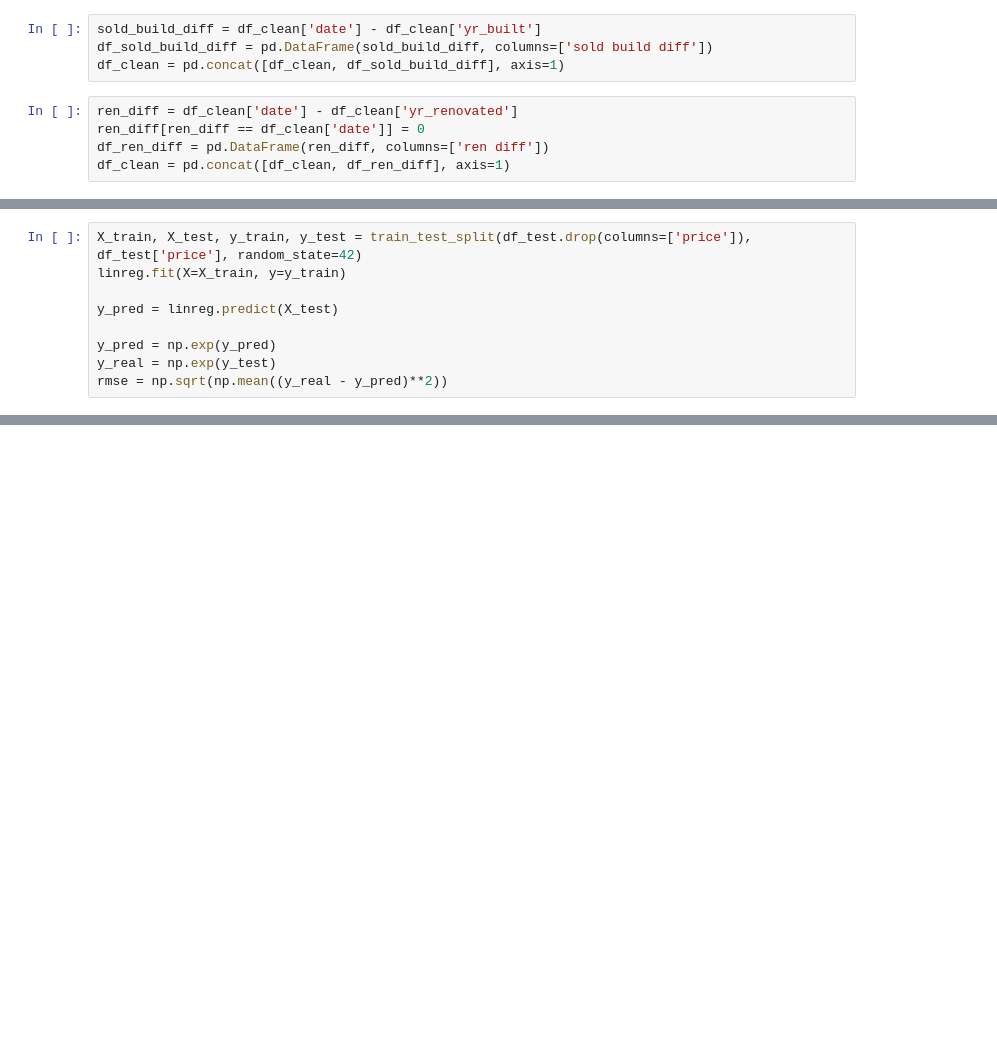
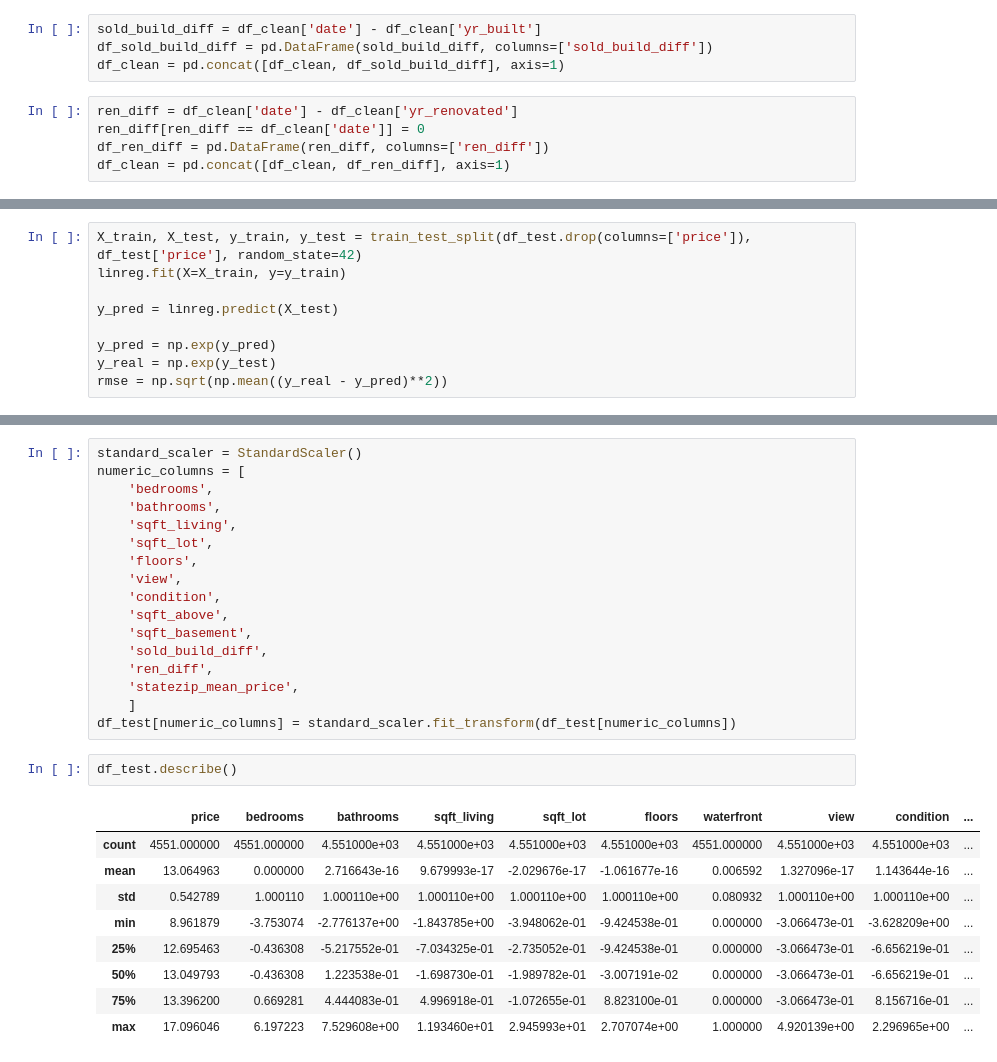
Before and after one commit to dmazilkin/Kaggle_House_price_prediction, a Jupyter notebook: main.ipynb, the cells around one changed output, grey strips where cells are left out. Drawn from its saved outputs; the diff is of its cells as text; blank space fills up the shorter version.

```diff
--- a/main.ipynb
+++ b/main.ipynb
@@ -143,12 +143,12 @@ df_clean = df_clean.drop(columns=['city'])
 df_clean['date'] = df_clean['date'].dt.year
 # %%
 sold_build_diff = df_clean['date'] - df_clean['yr_built']
-df_sold_build_diff = pd.DataFrame(sold_build_diff, columns=['sold build diff'])
+df_sold_build_diff = pd.DataFrame(sold_build_diff, columns=['sold_build_diff'])
 df_clean = pd.concat([df_clean, df_sold_build_diff], axis=1)
 # %%
 ren_diff = df_clean['date'] - df_clean['yr_renovated']
 ren_diff[ren_diff == df_clean['date']] = 0
-df_ren_diff = pd.DataFrame(ren_diff, columns=['ren diff'])
+df_ren_diff = pd.DataFrame(ren_diff, columns=['ren_diff'])
 df_clean = pd.concat([df_clean, df_ren_diff], axis=1)
 # %%
 df_clean.info()
@@ -392,0 +421,29 @@ np.float64(566690.1002013951)
+# %%
+standard_scaler = StandardScaler()
+numeric_columns = [
+    'bedrooms',
+    'bathrooms',
+    'sqft_living',
+    'sqft_lot',
+    'floors',
+    'view',
+    'condition',
+    'sqft_above',
+    'sqft_basement',
+    'sold_build_diff',
+    'ren_diff',
+    'statezip_mean_price',
+    ]
+df_test[numeric_columns] = standard_scaler.fit_transform(df_test[numeric_columns])
+# %%
+df_test.describe()
+# %% [output]
+|  | price | bedrooms | bathrooms | sqft_living | sqft_lot | floors | waterfront | view | condition | ... |
+| count | 4551.000000 | 4551.000000 | 4.551000e+03 | 4.551000e+03 | 4.551000e+03 | 4.551000e+03 | 4551.000000 | 4.551000e+03 | 4.551000e+03 | ... |
+| mean | 13.064963 | 0.000000 | 2.716643e-16 | 9.679993e-17 | -2.029676e-17 | -1.061677e-16 | 0.006592 | 1.327096e-17 | 1.143644e-16 | ... |
+| std | 0.542789 | 1.000110 | 1.000110e+00 | 1.000110e+00 | 1.000110e+00 | 1.000110e+00 | 0.080932 | 1.000110e+00 | 1.000110e+00 | ... |
+| min | 8.961879 | -3.753074 | -2.776137e+00 | -1.843785e+00 | -3.948062e-01 | -9.424538e-01 | 0.000000 | -3.066473e-01 | -3.628209e+00 | ... |
+| 25% | 12.695463 | -0.436308 | -5.217552e-01 | -7.034325e-01 | -2.735052e-01 | -9.424538e-01 | 0.000000 | -3.066473e-01 | -6.656219e-01 | ... |
+| 50% | 13.049793 | -0.436308 | 1.223538e-01 | -1.698730e-01 | -1.989782e-01 | -3.007191e-02 | 0.000000 | -3.066473e-01 | -6.656219e-01 | ... |
+| 75% | 13.396200 | 0.669281 | 4.444083e-01 | 4.996918e-01 | -1.072655e-01 | 8.823100e-01 | 0.000000 | -3.066473e-01 | 8.156716e-01 | ... |
+| max | 17.096046 | 6.197223 | 7.529608e+00 | 1.193460e+01 | 2.945993e+01 | 2.707074e+00 | 1.000000 | 4.920139e+00 | 2.296965e+00 | ... |
```
Also changed, not shown: parts of 25 cells of this notebook.
